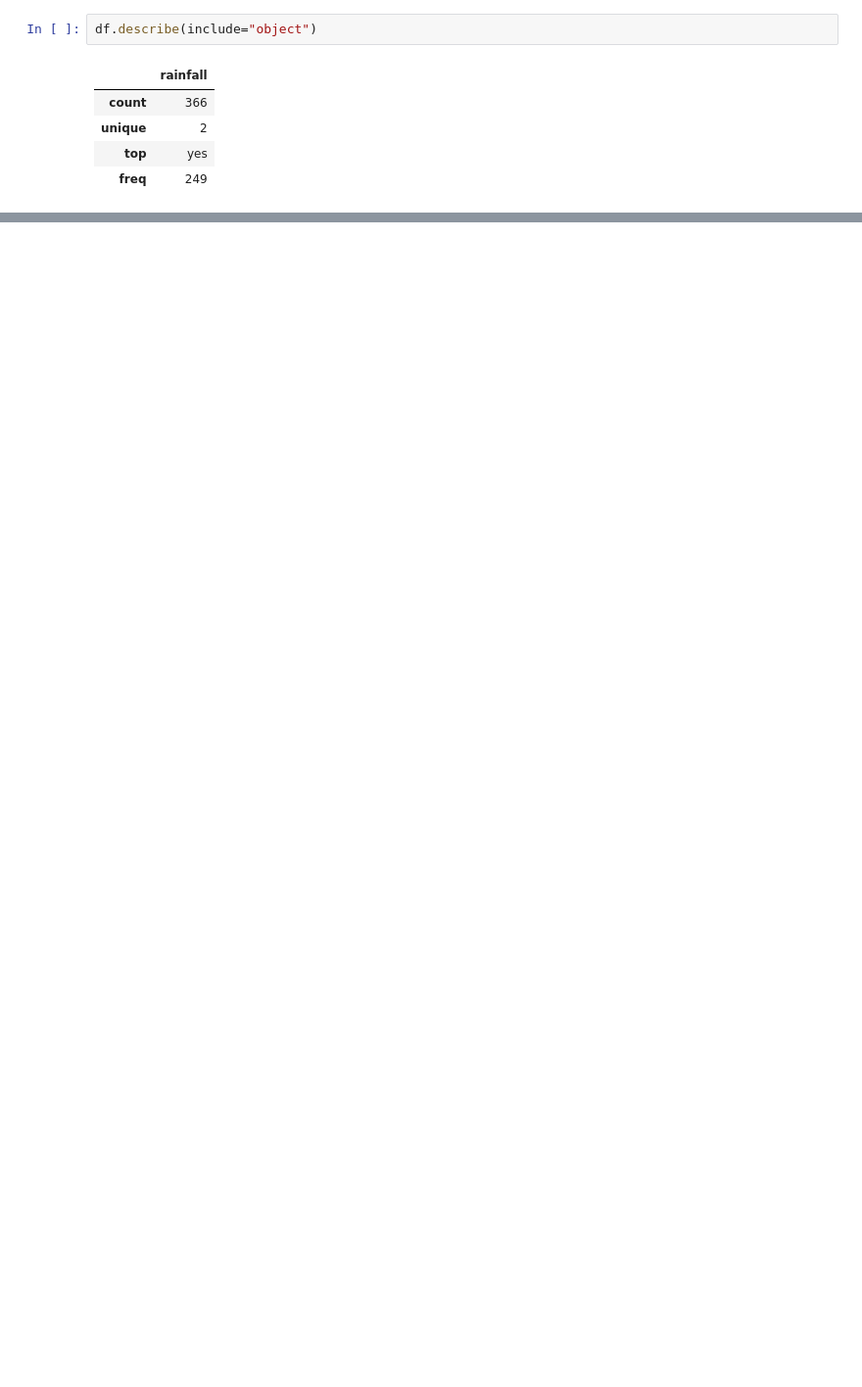
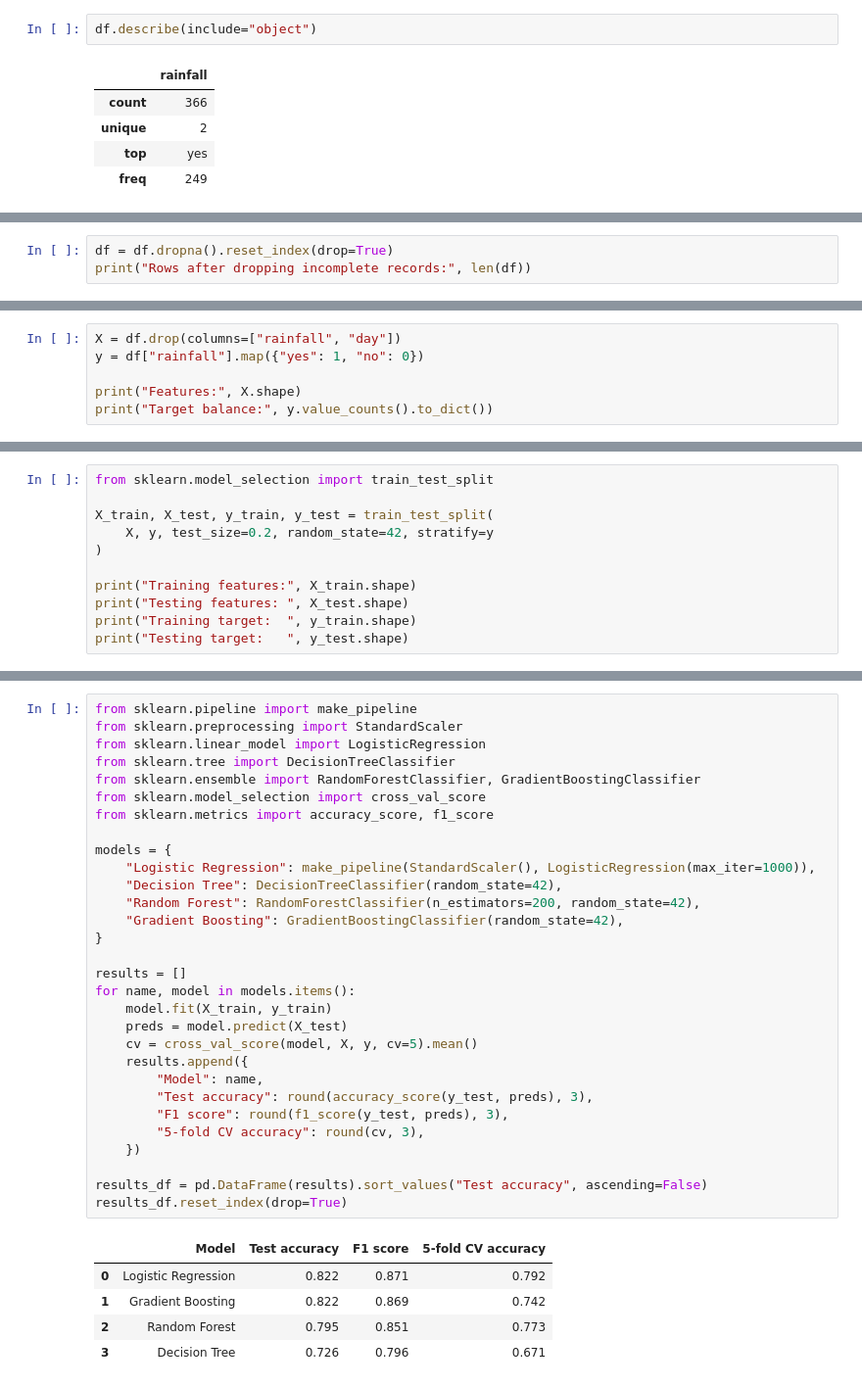
Before and after one commit to LEO-512/RainPrediction-System, a Jupyter notebook: rainfall_prediction.ipynb, the cells around one changed output, grey strips where cells are left out. Shown at 98% size. Drawn from its saved outputs; the diff is of its cells as text; blank space fills up the shorter version.

```diff
--- a/rainfall_prediction.ipynb
+++ b/rainfall_prediction.ipynb
@@ -332,0 +148,3 @@ Testing Target Shape: (74,)
+# %%
+df = df.dropna().reset_index(drop=True)
+print("Rows after dropping incomplete records:", len(df))
@@ -332,0 +243,6 @@ Testing Target Shape: (74,)
+# %%
+X = df.drop(columns=["rainfall", "day"])
+y = df["rainfall"].map({"yes": 1, "no": 0})
+
+print("Features:", X.shape)
+print("Target balance:", y.value_counts().to_dict())
@@ -332,0 +256,11 @@ Testing Target Shape: (74,)
+# %%
+from sklearn.model_selection import train_test_split
+
+X_train, X_test, y_train, y_test = train_test_split(
+    X, y, test_size=0.2, random_state=42, stratify=y
+)
+
+print("Training features:", X_train.shape)
+print("Testing features: ", X_test.shape)
+print("Training target:  ", y_train.shape)
+print("Testing target:   ", y_test.shape)
@@ -332,0 +276,36 @@ Testing Target Shape: (74,)
+# %%
+from sklearn.pipeline import make_pipeline
+from sklearn.preprocessing import StandardScaler
+from sklearn.linear_model import LogisticRegression
+from sklearn.tree import DecisionTreeClassifier
+from sklearn.ensemble import RandomForestClassifier, GradientBoostingClassifier
+from sklearn.model_selection import cross_val_score
+from sklearn.metrics import accuracy_score, f1_score
+
+models = {
+    "Logistic Regression": make_pipeline(StandardScaler(), LogisticRegression(max_iter=1000)),
+    "Decision Tree": DecisionTreeClassifier(random_state=42),
+    "Random Forest": RandomForestClassifier(n_estimators=200, random_state=42),
+    "Gradient Boosting": GradientBoostingClassifier(random_state=42),
+}
+
+results = []
+for name, model in models.items():
+    model.fit(X_train, y_train)
+    preds = model.predict(X_test)
+    cv = cross_val_score(model, X, y, cv=5).mean()
+    results.append({
+        "Model": name,
+        "Test accuracy": round(accuracy_score(y_test, preds), 3),
+        "F1 score": round(f1_score(y_test, preds), 3),
+        "5-fold CV accuracy": round(cv, 3),
+    })
+
+results_df = pd.DataFrame(results).sort_values("Test accuracy", ascending=False)
+results_df.reset_index(drop=True)
+# %% [output]
+|  | Model | Test accuracy | F1 score | 5-fold CV accuracy |
+| 0 | Logistic Regression | 0.822 | 0.871 | 0.792 |
+| 1 | Gradient Boosting | 0.822 | 0.869 | 0.742 |
+| 2 | Random Forest | 0.795 | 0.851 | 0.773 |
+| 3 | Decision Tree | 0.726 | 0.796 | 0.671 |
```
Also changed, not shown: parts of 62 cells of this notebook, 1 other file.
